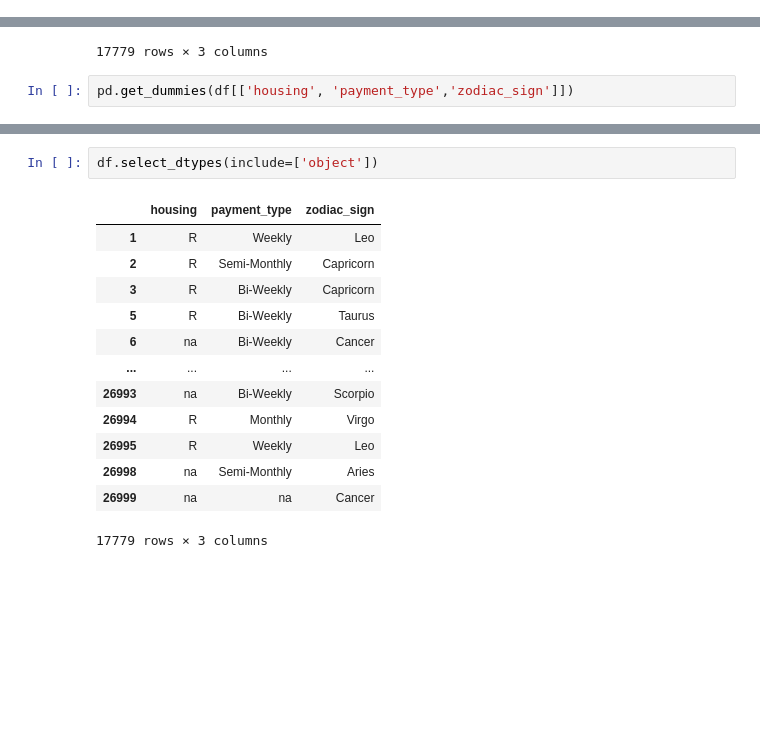
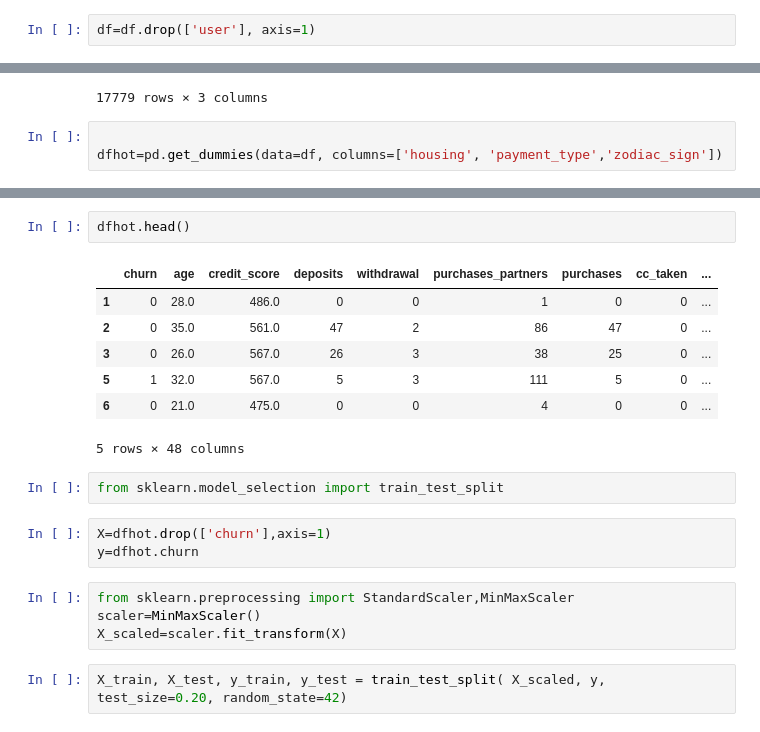
Before and after one commit to Temi111/churn-rate, a Jupyter notebook: churn.ipynb, the cells around one changed output, grey strips where cells are left out. Saved outputs shown, nothing was run; the diff lists cells and outputs as text; blank space fills up the shorter version.

```diff
--- a/churn.ipynb
+++ b/churn.ipynb
@@ -129,6 +129,8 @@ Data columns (total 31 columns):
  30  is_referred              17779 non-null  int64
 dtypes: float64(4), int64(24), object(3)
 memory usage: 5.0+ MB
+# %%
+df=df.drop(['user'], axis=1)
 # %%
 df.select_dtypes(include=['object'])
 # %% [output]
@@ -146,4 +148,5 @@ df.select_dtypes(include=['object'])
 | 26999 | na | na | Cancer |
 17779 rows × 3 columns
 # %%
-pd.get_dummies(df[['housing', 'payment_type','zodiac_sign']])
+
+dfhot=pd.get_dummies(data=df, columns=['housing', 'payment_type','zodiac_sign'])
@@ -164,16 +153,21 @@ pd.get_dummies(df[['housing', 'payment_type','zodiac_sign']])
-# %%
-df.select_dtypes(include=['object'])
-# %% [output]
-|  | housing | payment_type | zodiac_sign |
-| 1 | R | Weekly | Leo |
-| 2 | R | Semi-Monthly | Capricorn |
-| 3 | R | Bi-Weekly | Capricorn |
-| 5 | R | Bi-Weekly | Taurus |
-| 6 | na | Bi-Weekly | Cancer |
-| ... | ... | ... | ... |
-| 26993 | na | Bi-Weekly | Scorpio |
-| 26994 | R | Monthly | Virgo |
-| 26995 | R | Weekly | Leo |
-| 26998 | na | Semi-Monthly | Aries |
-| 26999 | na | na | Cancer |
-17779 rows × 3 columns
+# %%
+dfhot.head()
+# %% [output]
+|  | churn | age | credit_score | deposits | withdrawal | purchases_partners | purchases | cc_taken | ... |
+| 1 | 0 | 28.0 | 486.0 | 0 | 0 | 1 | 0 | 0 | ... |
+| 2 | 0 | 35.0 | 561.0 | 47 | 2 | 86 | 47 | 0 | ... |
+| 3 | 0 | 26.0 | 567.0 | 26 | 3 | 38 | 25 | 0 | ... |
+| 5 | 1 | 32.0 | 567.0 | 5 | 3 | 111 | 5 | 0 | ... |
+| 6 | 0 | 21.0 | 475.0 | 0 | 0 | 4 | 0 | 0 | ... |
+5 rows × 48 columns
+# %%
+from sklearn.model_selection import train_test_split
+# %%
+X=dfhot.drop(['churn'],axis=1)
+y=dfhot.churn
+# %%
+from sklearn.preprocessing import StandardScaler,MinMaxScaler
+scaler=MinMaxScaler()
+X_scaled=scaler.fit_transform(X)
+# %%
+X_train, X_test, y_train, y_test = train_test_split( X_scaled, y, test_size=0.20, random_state=42)
```
Also changed, not shown: parts of 11 cells of this notebook, 1 other file.
